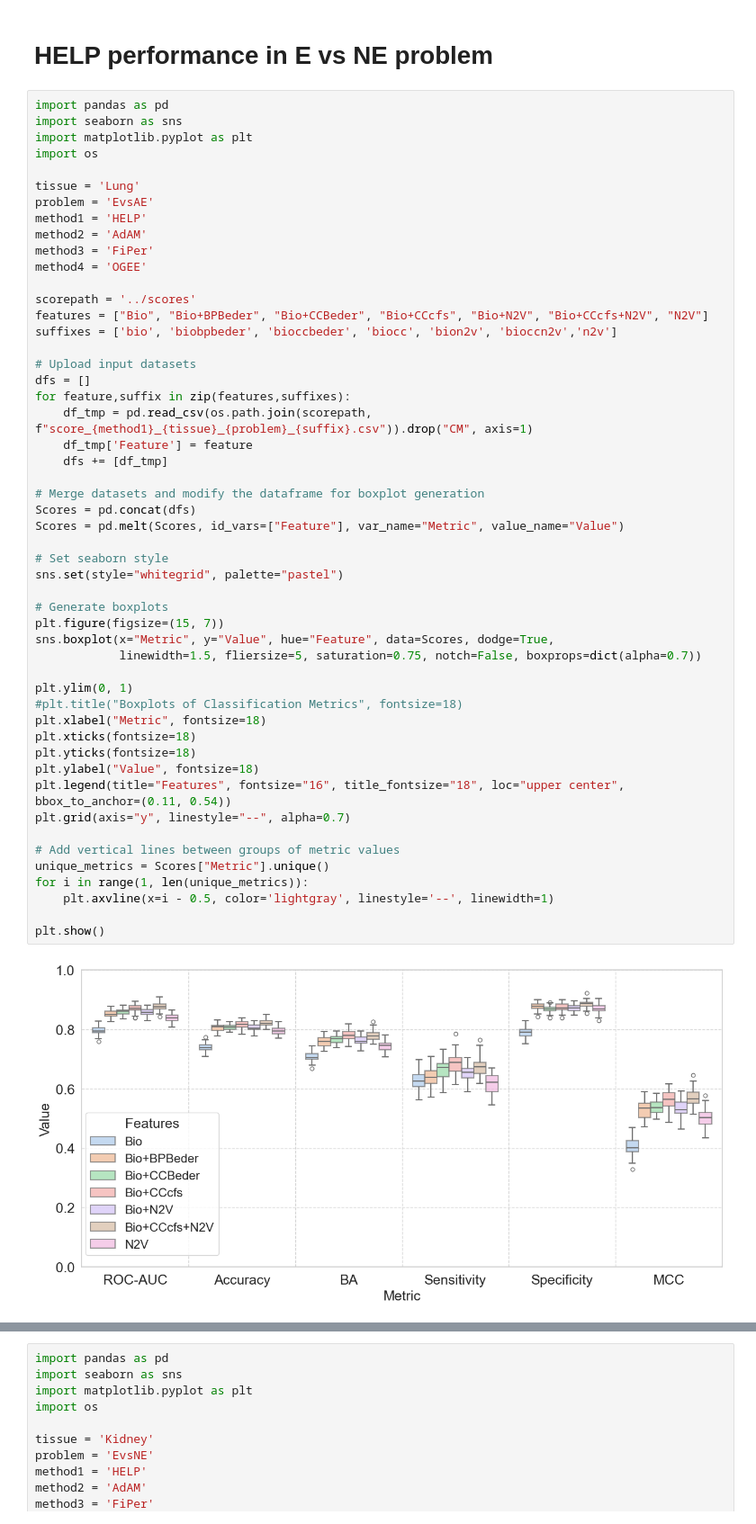
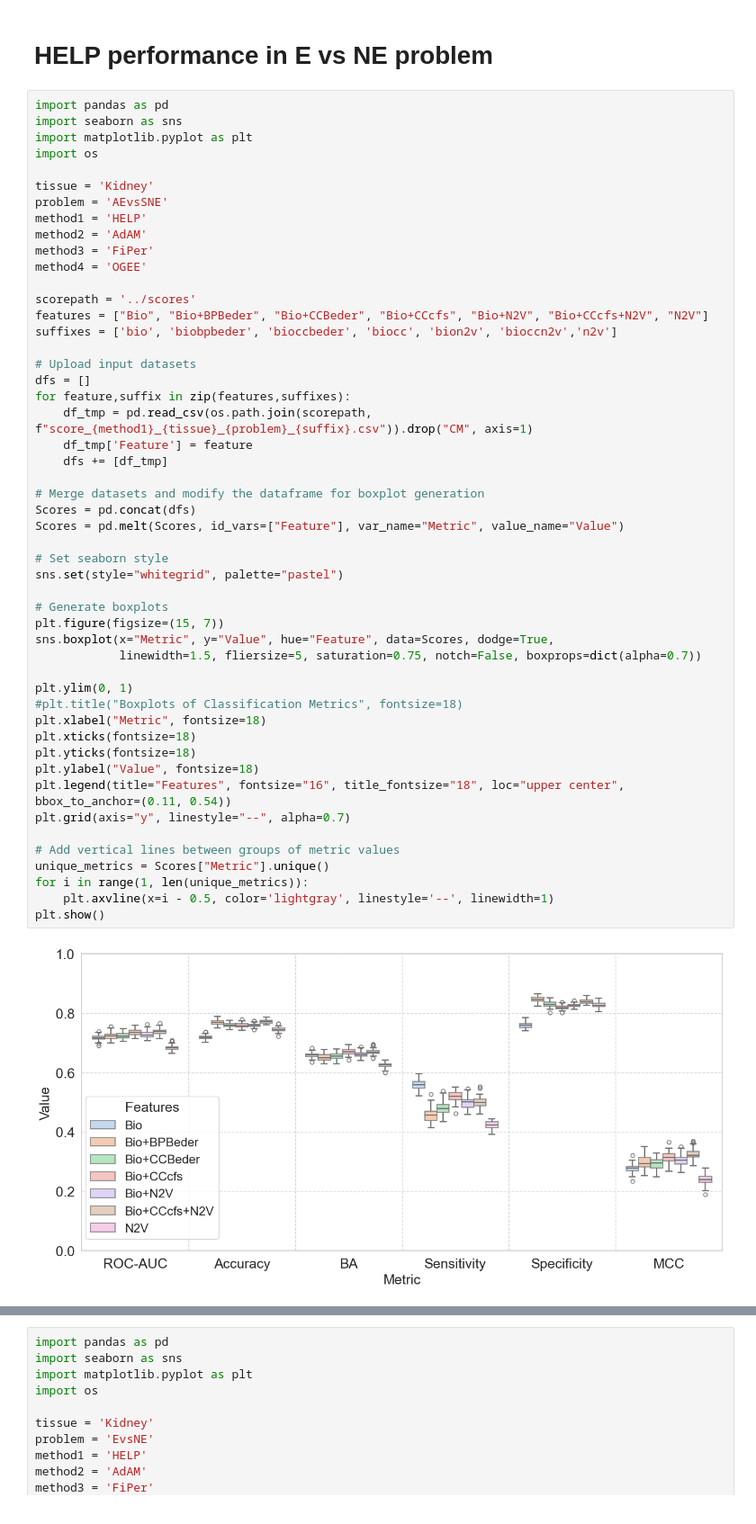
Before and after one commit to giordamaug/HELP, a Jupyter notebook: help/notebooks/score_boxplot.ipynb, the cells around one changed output, grey strips where cells are left out. Shown at 90% size. Cells and saved outputs as stored; diff of their text form.

```diff
--- a/help/notebooks/score_boxplot.ipynb
+++ b/help/notebooks/score_boxplot.ipynb
@@ -6,8 +6,8 @@ import seaborn as sns
 import matplotlib.pyplot as plt
 import os
 
-tissue = 'Lung'
-problem = 'EvsAE'
+tissue = 'Kidney'
+problem = 'AEvsSNE'
 method1 = 'HELP'
 method2 = 'AdAM'
 method3 = 'FiPer'
@@ -24,35 +24,34 @@ for feature,suffix in zip(features,suffixes):
     df_tmp['Feature'] = feature
     dfs += [df_tmp]
 
 # Merge datasets and modify the dataframe for boxplot generation
 Scores = pd.concat(dfs)
 Scores = pd.melt(Scores, id_vars=["Feature"], var_name="Metric", value_name="Value")
 
 # Set seaborn style
 sns.set(style="whitegrid", palette="pastel")
 
 # Generate boxplots
 plt.figure(figsize=(15, 7))
 sns.boxplot(x="Metric", y="Value", hue="Feature", data=Scores, dodge=True,
             linewidth=1.5, fliersize=5, saturation=0.75, notch=False, boxprops=dict(alpha=0.7))
 
 plt.ylim(0, 1)
 #plt.title("Boxplots of Classification Metrics", fontsize=18)
 plt.xlabel("Metric", fontsize=18)
 plt.xticks(fontsize=18)
 plt.yticks(fontsize=18)
 plt.ylabel("Value", fontsize=18)
 plt.legend(title="Features", fontsize="16", title_fontsize="18", loc="upper center", bbox_to_anchor=(0.11, 0.54))
 plt.grid(axis="y", linestyle="--", alpha=0.7)
 
 # Add vertical lines between groups of metric values
 unique_metrics = Scores["Metric"].unique()
 for i in range(1, len(unique_metrics)):
     plt.axvline(x=i - 0.5, color='lightgray', linestyle='--', linewidth=1)
-
 plt.show()
 # %% [output]
-[figure, old version]
+[figure, new version]
 # %%
 import pandas as pd
 from tabulate import tabulate
```
Also changed, not shown: parts of 1 cell of this notebook, 2 other files.
